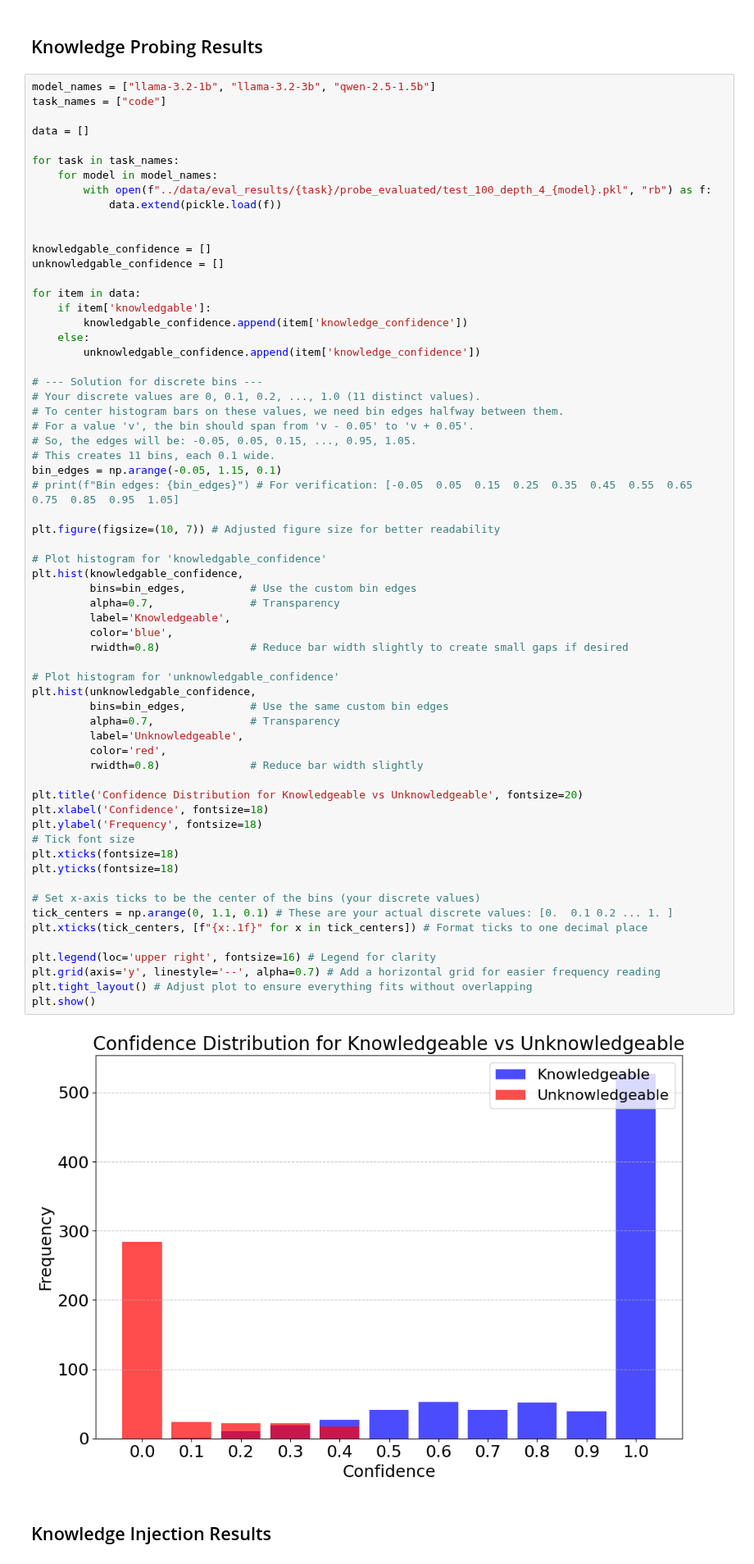
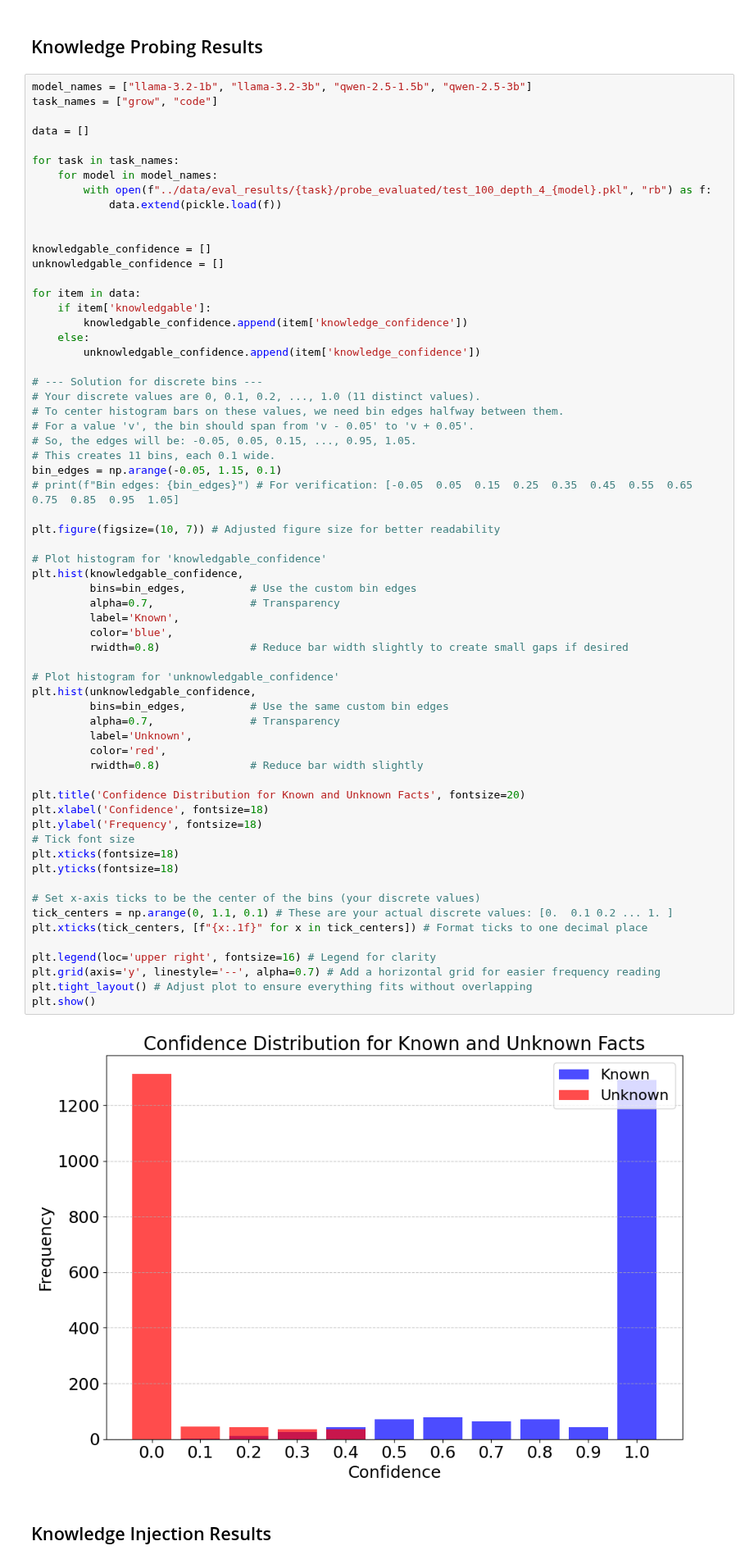
Before and after one commit to Wind-2375-like/crack, a Jupyter notebook: notebooks/visualization.ipynb, the cells around one changed output. Shown at 82% size. Cells and saved outputs as stored; diff of their text form.

Commit message:
added qwen-2.5-3b and all knowledge injection evaluation results

```diff
--- a/notebooks/visualization.ipynb
+++ b/notebooks/visualization.ipynb
@@ -16,8 +19,8 @@ from collections import defaultdict
 # %% [markdown]
 ## Knowledge Probing Results
 # %%
-model_names = ["llama-3.2-1b", "llama-3.2-3b", "qwen-2.5-1.5b"]
-task_names = ["code"]
+model_names = ["llama-3.2-1b", "llama-3.2-3b", "qwen-2.5-1.5b", "qwen-2.5-3b"]
+task_names = ["grow", "code"]
 
 data = []
 
@@ -49,37 +52,37 @@ plt.figure(figsize=(10, 7)) # Adjusted figure size for better readability
 
 # Plot histogram for 'knowledgable_confidence'
 plt.hist(knowledgable_confidence,
          bins=bin_edges,          # Use the custom bin edges
          alpha=0.7,               # Transparency
-         label='Knowledgeable',
+         label='Known',
          color='blue',
          rwidth=0.8)              # Reduce bar width slightly to create small gaps if desired
 
 # Plot histogram for 'unknowledgable_confidence'
 plt.hist(unknowledgable_confidence,
          bins=bin_edges,          # Use the same custom bin edges
          alpha=0.7,               # Transparency
-         label='Unknowledgeable',
+         label='Unknown',
          color='red',
          rwidth=0.8)              # Reduce bar width slightly
 
-plt.title('Confidence Distribution for Knowledgeable vs Unknowledgeable', fontsize=20)
+plt.title('Confidence Distribution for Known and Unknown Facts', fontsize=20)
 plt.xlabel('Confidence', fontsize=18)
 plt.ylabel('Frequency', fontsize=18)
 # Tick font size
 plt.xticks(fontsize=18)
 plt.yticks(fontsize=18)
 
 # Set x-axis ticks to be the center of the bins (your discrete values)
 tick_centers = np.arange(0, 1.1, 0.1) # These are your actual discrete values: [0.  0.1 0.2 ... 1. ]
 plt.xticks(tick_centers, [f"{x:.1f}" for x in tick_centers]) # Format ticks to one decimal place
 
 plt.legend(loc='upper right', fontsize=16) # Legend for clarity
 plt.grid(axis='y', linestyle='--', alpha=0.7) # Add a horizontal grid for easier frequency reading
 plt.tight_layout() # Adjust plot to ensure everything fits without overlapping
 plt.show()
 # %% [output]
-[figure, old version]
+[figure, new version]
 # %% [markdown]
 ## Knowledge Injection Results
 # %% [markdown]
```
Also changed, not shown: parts of 7 cells of this notebook, 16 other files.
